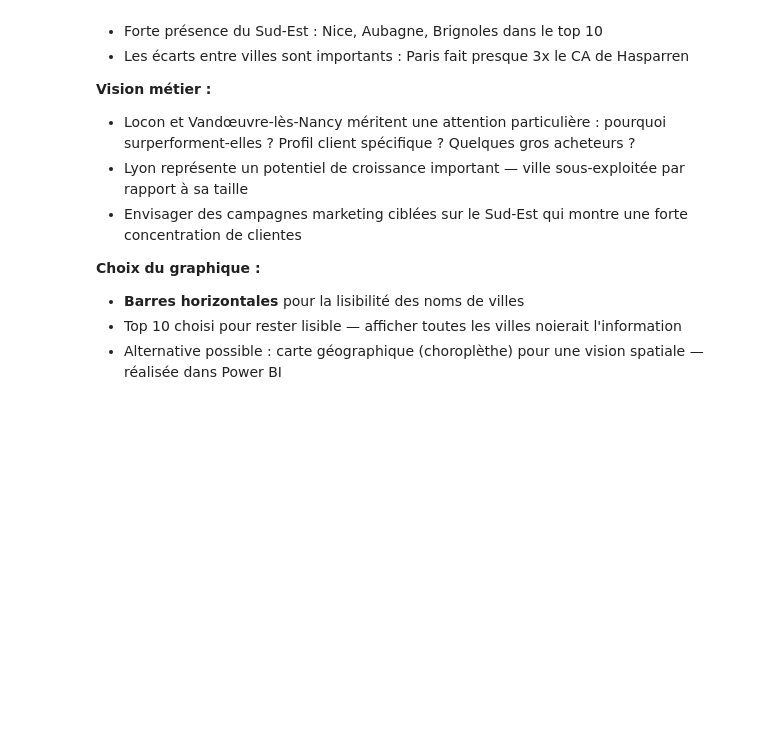
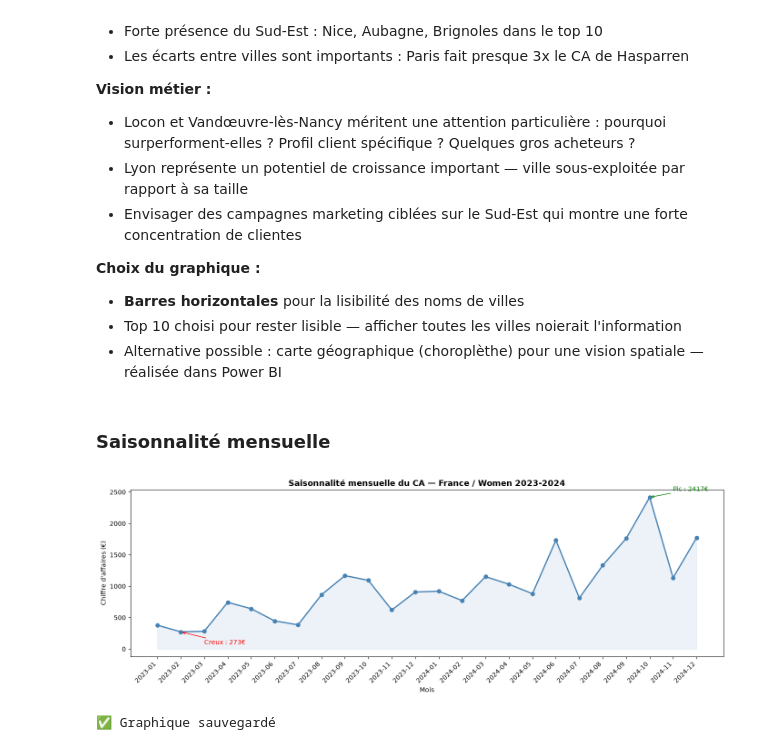
Before and after one commit to Fatima-Zahra37/projet-ecommerce-data, a Jupyter notebook: notebooks/eda_ecommerce.ipynb, the cells around one changed output. Drawn from its saved outputs; the diff is of its cells as text; code cells hidden in the pictures; blank space fills up the shorter version.

Commit message:
feat : EDA - saisonnalité mensuelle

```diff
--- a/notebooks/eda_ecommerce.ipynb
+++ b/notebooks/eda_ecommerce.ipynb
@@ -469,3 +469,43 @@ print("✅ Graphique sauvegardé")
 - **Barres horizontales** pour la lisibilité des noms de villes
 - Top 10 choisi pour rester lisible — afficher toutes les villes noierait l'information
 - Alternative possible : carte géographique (choroplèthe) pour une vision spatiale — réalisée dans Power BI
+# %% [markdown]
+### Saisonnalité mensuelle
+# %%
+# Saisonnalité mensuelle du CA (lignes Complete uniquement)
+df_ventes = df_ventes.copy()
+df_ventes['mois'] = df_ventes['item_created_at'].dt.to_period('M')
+ca_mensuel = df_ventes.groupby('mois')['sale_price'].sum().reset_index()
+ca_mensuel['mois_str'] = ca_mensuel['mois'].astype(str)
+
+fig, ax = plt.subplots(figsize=(14, 5))
+ax.plot(ca_mensuel['mois_str'], ca_mensuel['sale_price'],
+        marker='o', color='steelblue', linewidth=2, markersize=6)
+ax.fill_between(range(len(ca_mensuel)), ca_mensuel['sale_price'],
+                alpha=0.1, color='steelblue')
+
+# Annoter les pics et creux
+max_idx = ca_mensuel['sale_price'].idxmax()
+min_idx = ca_mensuel['sale_price'].idxmin()
+ax.annotate(f"Pic : {ca_mensuel.loc[max_idx, 'sale_price']:.0f}€",
+            xy=(max_idx, ca_mensuel.loc[max_idx, 'sale_price']),
+            xytext=(max_idx+1, ca_mensuel.loc[max_idx, 'sale_price']+100),
+            arrowprops=dict(arrowstyle='->', color='green'), color='green', fontsize=10)
+ax.annotate(f"Creux : {ca_mensuel.loc[min_idx, 'sale_price']:.0f}€",
+            xy=(min_idx, ca_mensuel.loc[min_idx, 'sale_price']),
+            xytext=(min_idx+1, ca_mensuel.loc[min_idx, 'sale_price']-200),
+            arrowprops=dict(arrowstyle='->', color='red'), color='red', fontsize=10)
+
+ax.set_title("Saisonnalité mensuelle du CA — France / Women 2023-2024",
+             fontsize=13, fontweight='bold')
+ax.set_xlabel("Mois")
+ax.set_ylabel("Chiffre d'affaires (€)")
+ax.set_xticks(range(len(ca_mensuel)))
+ax.set_xticklabels(ca_mensuel['mois_str'], rotation=45, ha='right')
+plt.tight_layout()
+plt.savefig('../data/viz_saisonnalite.png', dpi=150, bbox_inches='tight')
+plt.show()
+print("✅ Graphique sauvegardé")
+# %% [output]
+[figure, added]
+✅ Graphique sauvegardé
```
Also changed, not shown: parts of 1 cell of this notebook, 1 other file.
